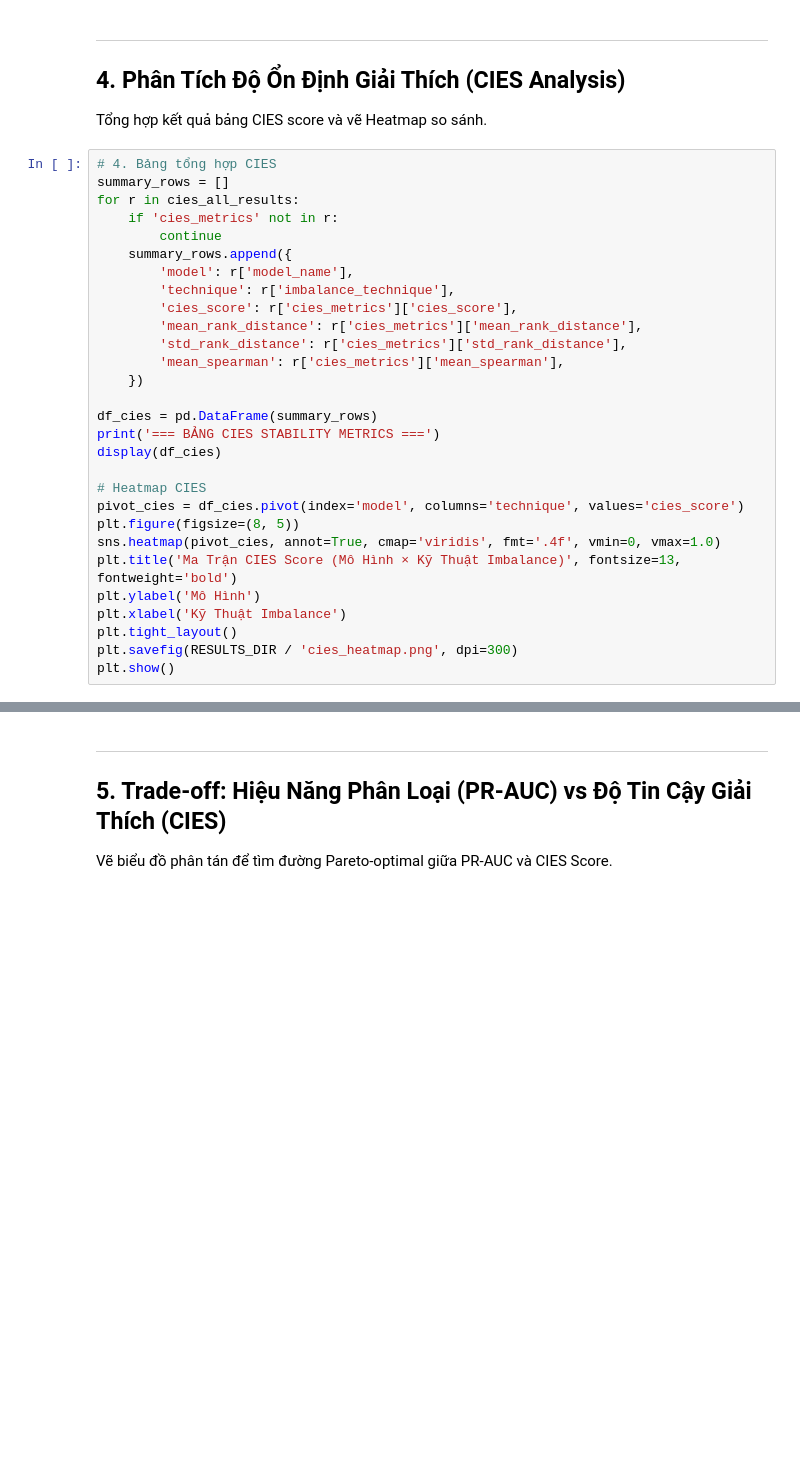
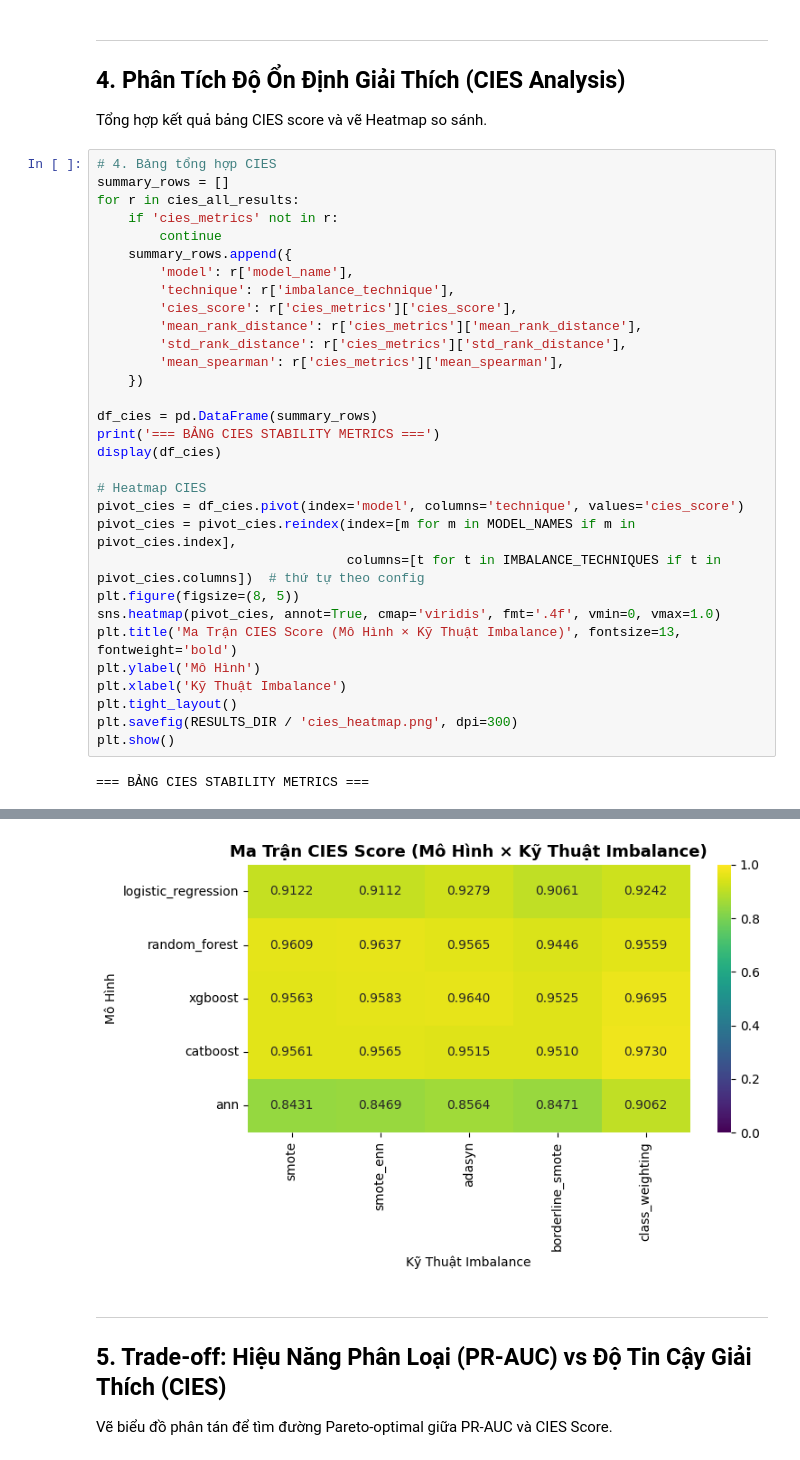
Before and after one commit to gnUrt1106/fraud-detection-CIES, a Jupyter notebook: notebooks/04_cies_experiment.ipynb, the cells around one changed output, grey strips where cells are left out. Cells and saved outputs as stored; diff of their text form; blank space fills up the shorter version.

```diff
--- a/notebooks/04_cies_experiment.ipynb
+++ b/notebooks/04_cies_experiment.ipynb
@@ -150,6 +176,8 @@ display(df_cies)
 
 # Heatmap CIES
 pivot_cies = df_cies.pivot(index='model', columns='technique', values='cies_score')
+pivot_cies = pivot_cies.reindex(index=[m for m in MODEL_NAMES if m in pivot_cies.index],
+                                columns=[t for t in IMBALANCE_TECHNIQUES if t in pivot_cies.columns])  # thứ tự theo config
 plt.figure(figsize=(8, 5))
 sns.heatmap(pivot_cies, annot=True, cmap='viridis', fmt='.4f', vmin=0, vmax=1.0)
 plt.title('Ma Trận CIES Score (Mô Hình × Kỹ Thuật Imbalance)', fontsize=13, fontweight='bold')
@@ -158,3 +186,5 @@ plt.xlabel('Kỹ Thuật Imbalance')
 plt.tight_layout()
 plt.savefig(RESULTS_DIR / 'cies_heatmap.png', dpi=300)
 plt.show()
+# %% [output]
+=== BẢNG CIES STABILITY METRICS ===
@@ -161,3 +208,4 @@ plt.show()
+[figure, added]
 # %% [markdown]
 ---
 ## 5. Trade-off: Hiệu Năng Phân Loại (PR-AUC) vs Độ Tin Cậy Giải Thích (CIES)
```
Also changed, not shown: parts of 10 cells of this notebook, 4 other files.
